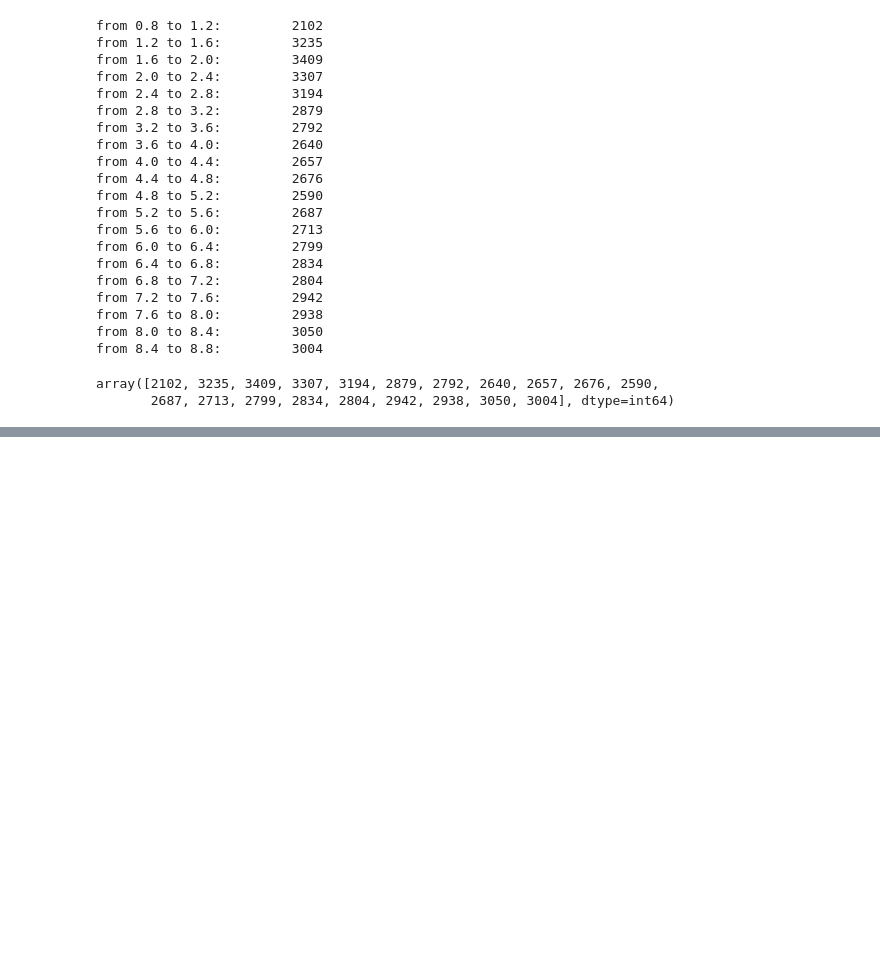
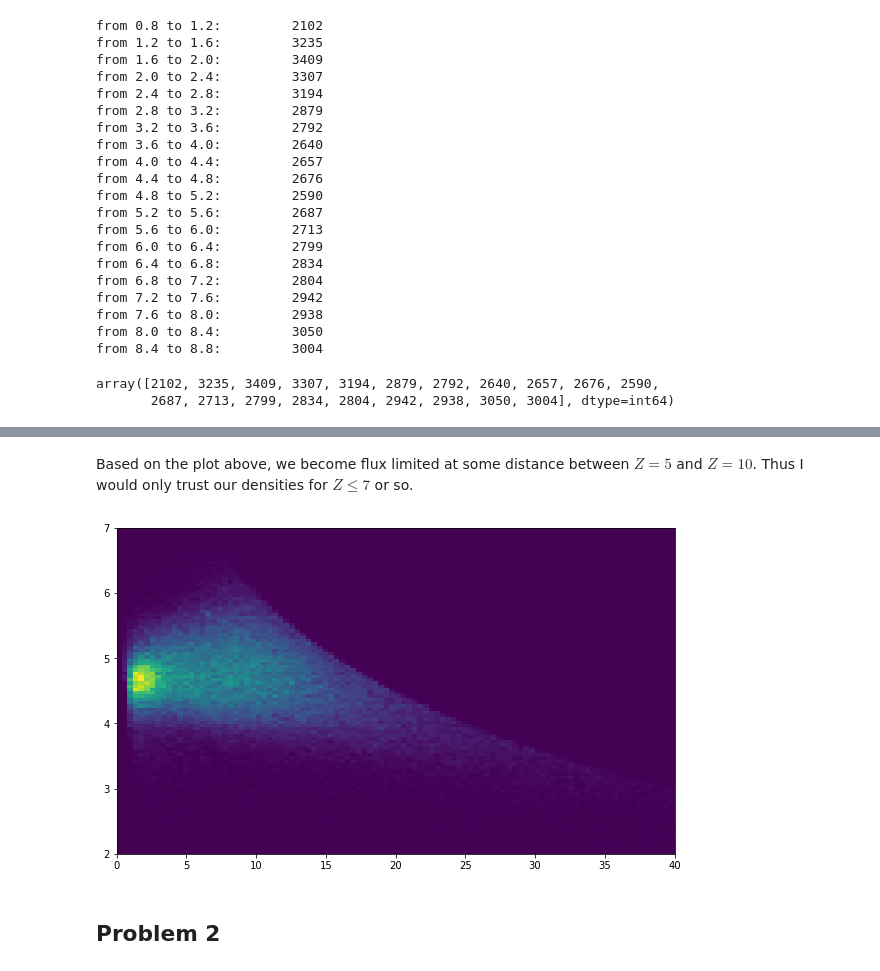
Before and after one commit to ykwang1/astr-511-w21, a Jupyter notebook: homeworks/notebooks/Homework 1.ipynb, the cells around one changed output, grey strips where cells are left out. Drawn from its saved outputs; the diff is of its cells as text; code cells hidden in the pictures; blank space fills up the shorter version.

```diff
--- a/homeworks/notebooks/Homework 1.ipynb
+++ b/homeworks/notebooks/Homework 1.ipynb
@@ -199,0 +218,8 @@ NameError: name 'Table' is not defined
+# %% [markdown]
+Based on the plot above, we become flux limited at some distance between $Z = 5$ and $Z = 10$. Thus I would only trust our densities for $Z \leq 7$ or so.
+# %%
+_= plt.hist2d(gr24['Z(kpc)'], gr24['Mr'], label='Stars', bins=100, range=[[0, 40], [2, 7]])
+# %% [output]
+[figure, added]
+# %% [markdown]
+## Problem 2
```
Also changed, not shown: parts of 48 cells of this notebook.
